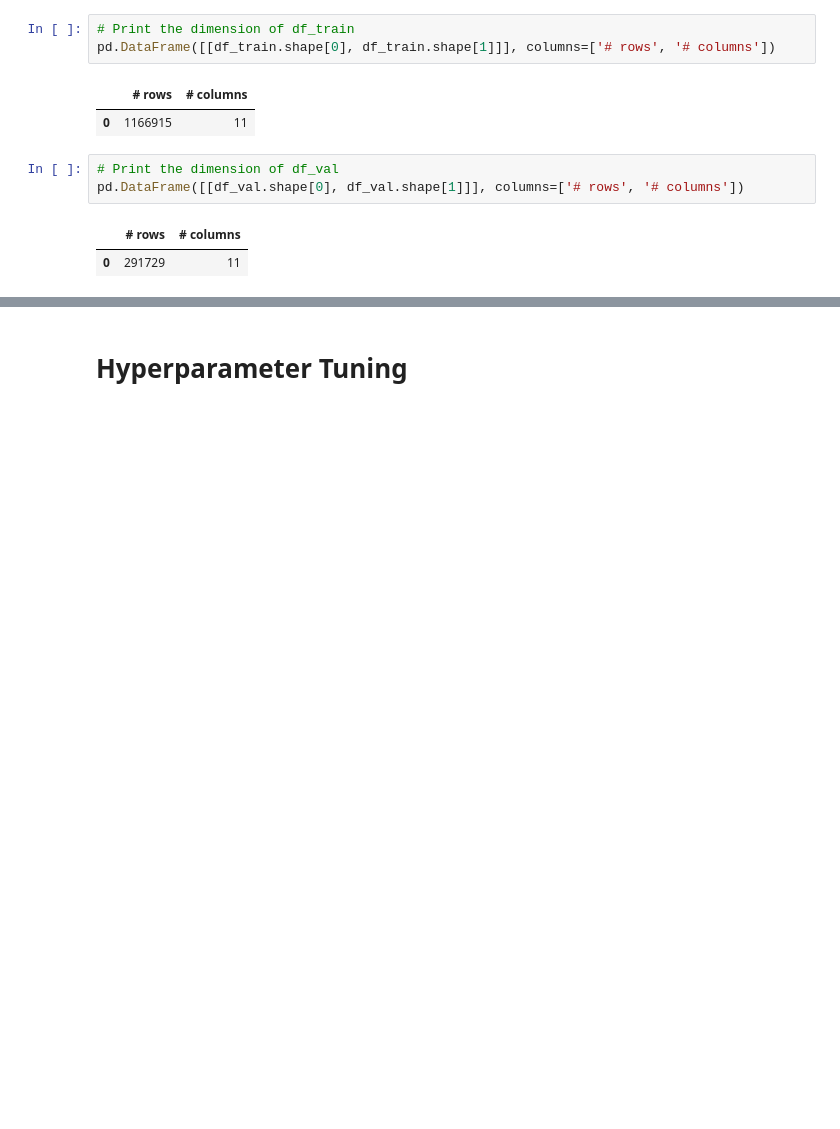
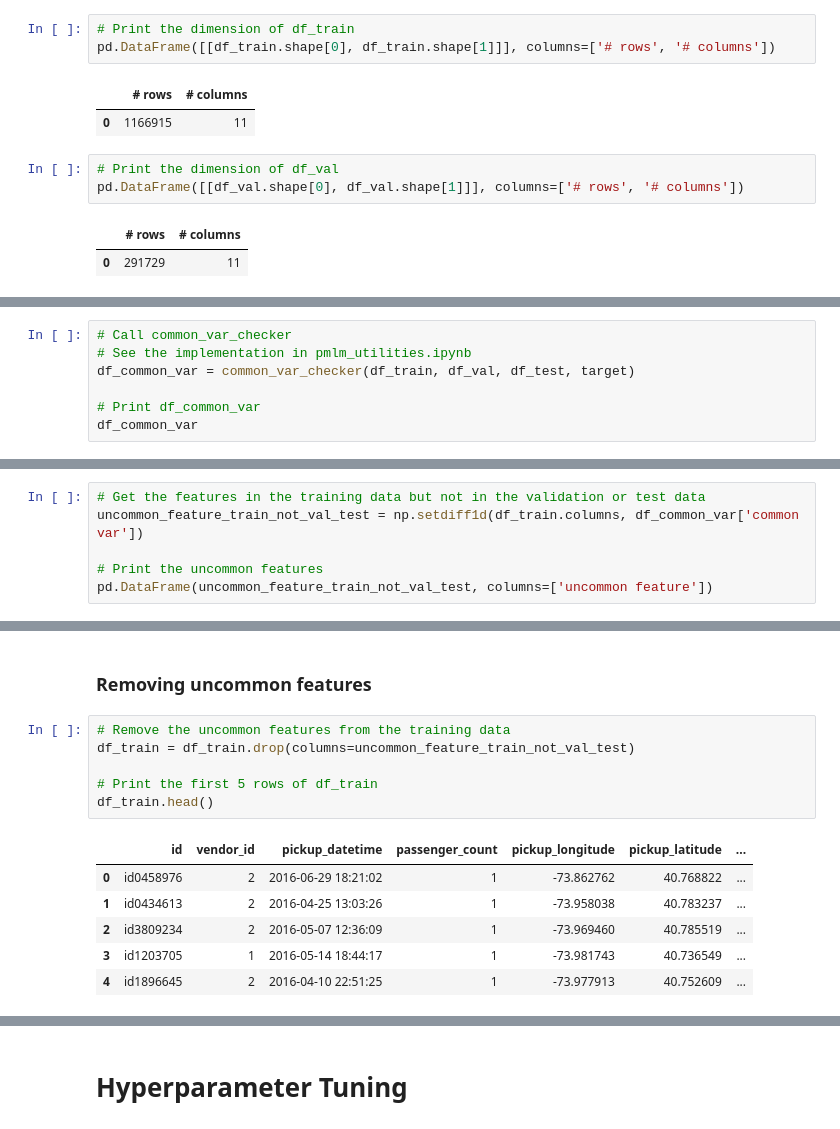
Before and after one commit to lydiateinfalt/DATS6202-MachineLearningI-Fall2021, a Jupyter notebook: LydiaTeinfalt_Homework_1.ipynb, the cells around one changed output, grey strips where cells are left out. Saved outputs shown, nothing was run; the diff lists cells and outputs as text; blank space fills up the shorter version.

```diff
--- a/LydiaTeinfalt_Homework_1.ipynb
+++ b/LydiaTeinfalt_Homework_1.ipynb
@@ -200,0 +215,7 @@ pd.DataFrame([[df_val.shape[0], df_val.shape[1]]], columns=['# rows', '# columns
+# %%
+# Call common_var_checker
+# See the implementation in pmlm_utilities.ipynb
+df_common_var = common_var_checker(df_train, df_val, df_test, target)
+
+# Print df_common_var
+df_common_var
@@ -200,0 +236,6 @@ pd.DataFrame([[df_val.shape[0], df_val.shape[1]]], columns=['# rows', '# columns
+# %%
+# Get the features in the training data but not in the validation or test data
+uncommon_feature_train_not_val_test = np.setdiff1d(df_train.columns, df_common_var['common var'])
+
+# Print the uncommon features
+pd.DataFrame(uncommon_feature_train_not_val_test, columns=['uncommon feature'])
@@ -200,0 +266,15 @@ pd.DataFrame([[df_val.shape[0], df_val.shape[1]]], columns=['# rows', '# columns
+# %% [markdown]
+### Removing uncommon features
+# %%
+# Remove the uncommon features from the training data
+df_train = df_train.drop(columns=uncommon_feature_train_not_val_test)
+
+# Print the first 5 rows of df_train
+df_train.head()
+# %% [output]
+|  | id | vendor_id | pickup_datetime | passenger_count | pickup_longitude | pickup_latitude | ... |
+| 0 | id0458976 | 2 | 2016-06-29 18:21:02 | 1 | -73.862762 | 40.768822 | ... |
+| 1 | id0434613 | 2 | 2016-04-25 13:03:26 | 1 | -73.958038 | 40.783237 | ... |
+| 2 | id3809234 | 2 | 2016-05-07 12:36:09 | 1 | -73.969460 | 40.785519 | ... |
+| 3 | id1203705 | 1 | 2016-05-14 18:44:17 | 1 | -73.981743 | 40.736549 | ... |
+| 4 | id1896645 | 2 | 2016-04-10 22:51:25 | 1 | -73.977913 | 40.752609 | ... |
```
Also changed, not shown: parts of 88 cells of this notebook.
